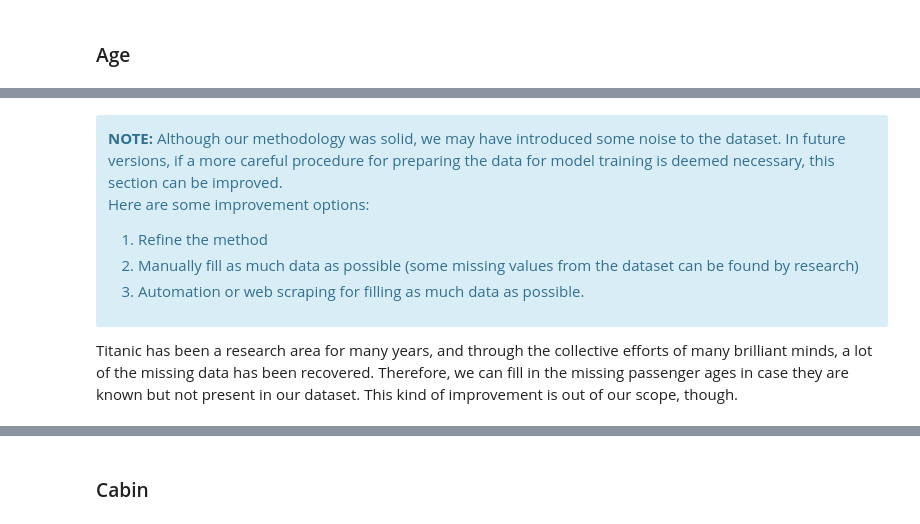
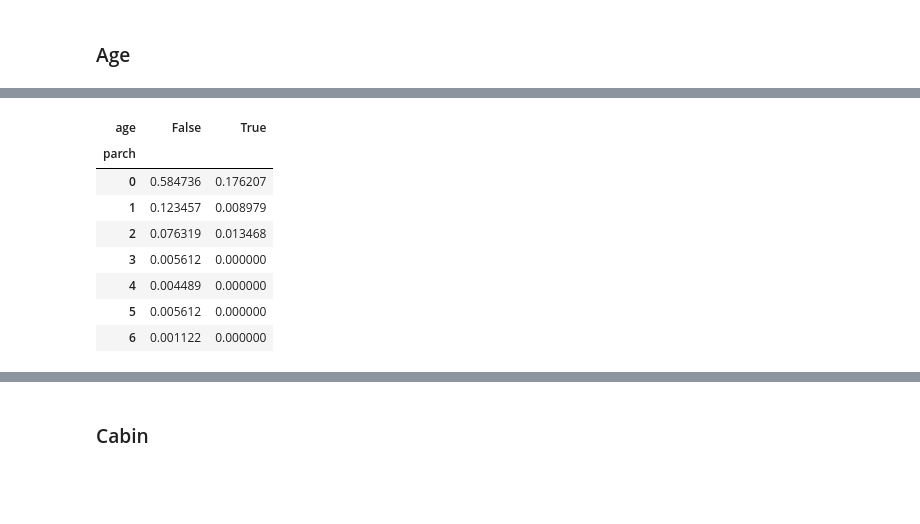
Before and after one commit to dunarand/Kaggle-Titanic-Competition, a Jupyter notebook: notebooks/2 - Data Wrangling.ipynb, the cells around one changed output, grey strips where cells are left out. Drawn from its saved outputs; the diff is of its cells as text; code cells hidden in the pictures; blank space fills up the shorter version.

```diff
--- a/notebooks/2 - Data Wrangling.ipynb
+++ b/notebooks/2 - Data Wrangling.ipynb
@@ -604,6 +840,0 @@ with that first.
-# %%
-dr_median = df.loc[df.title == "Dr.", "age"].median()
-df.loc[(df.title == "Dr.") & (df.age.isna()), "age"] = dr_median
-
-master_median = df.loc[df.title == "Master.", "age"].median()
-df.loc[(df.title == "Master.") & (df.age.isna()), "age"] = master_median
@@ -634,21 +841,12 @@ Missing age values count: 0
-# %% [markdown]
-<div class="alert alert-block alert-info">
-    <b>NOTE:</b> Although our methodology was solid, we may have introduced
-    some noise to the dataset. In future versions, if a more careful
-    procedure for preparing the data for model training is deemed necessary,
-    this section can be improved.
-
-Here are some improvement options:
-
-1. Refine the method
-2. Manually fill as much data as possible (some missing values from the
-dataset can be found by research)
-3. Automation or web scraping for filling as much data as possible.
-
-</div>
-
-Titanic has been a research area for many years, and through the collective
-efforts of many brilliant minds, a lot of the missing data has been
-recovered. Therefore, we can fill in the missing passenger ages in case they
-are known but not present in our dataset. This kind of improvement is out of
-our scope, though.
+# %%
+pd.crosstab(df.parch, df.age.isna(), normalize=True)
+# %% [output]
+| age | False | True |
+| parch |  |  |
+| 0 | 0.584736 | 0.176207 |
+| 1 | 0.123457 | 0.008979 |
+| 2 | 0.076319 | 0.013468 |
+| 3 | 0.005612 | 0.000000 |
+| 4 | 0.004489 | 0.000000 |
+| 5 | 0.005612 | 0.000000 |
+| 6 | 0.001122 | 0.000000 |
```
Also changed, not shown: parts of 73 cells of this notebook, 2 other files.
